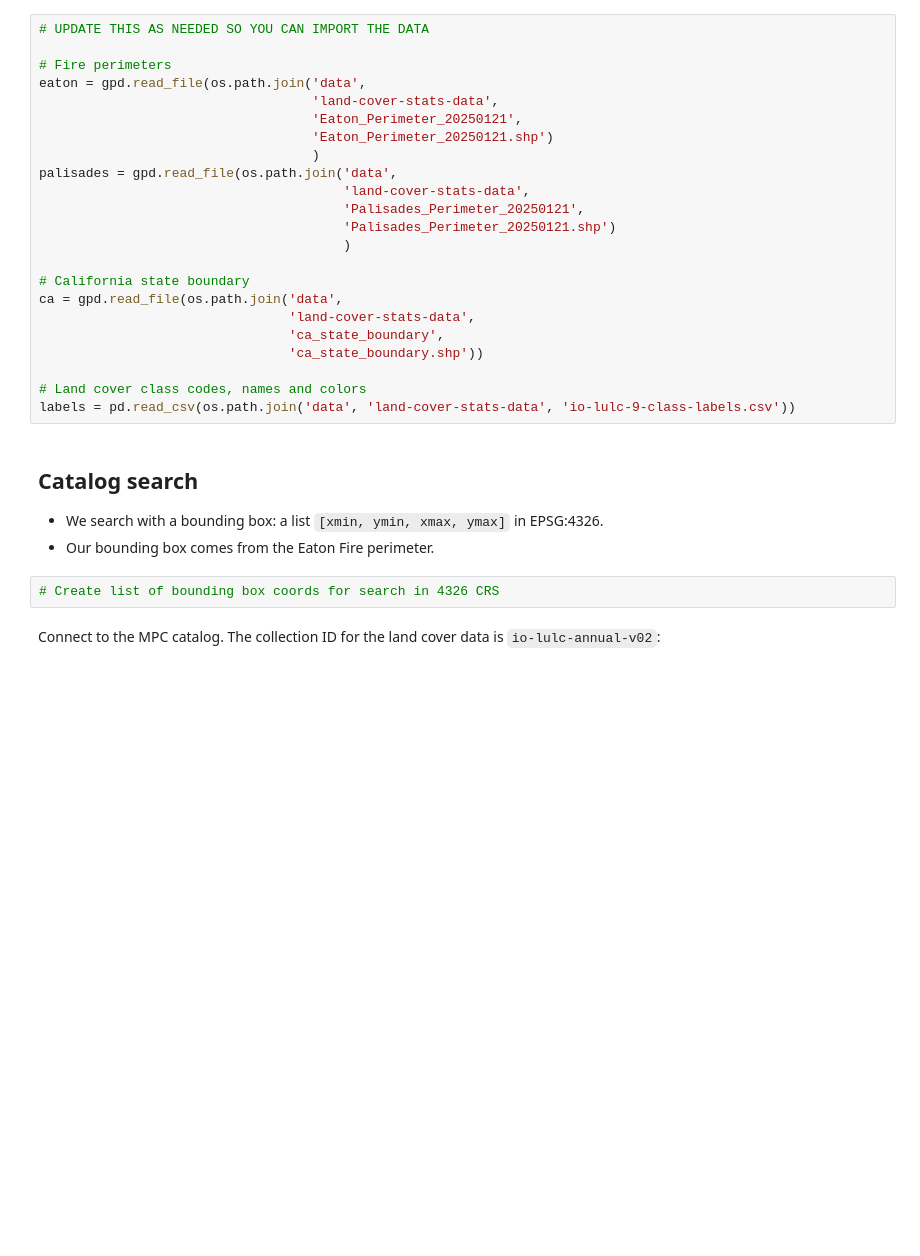
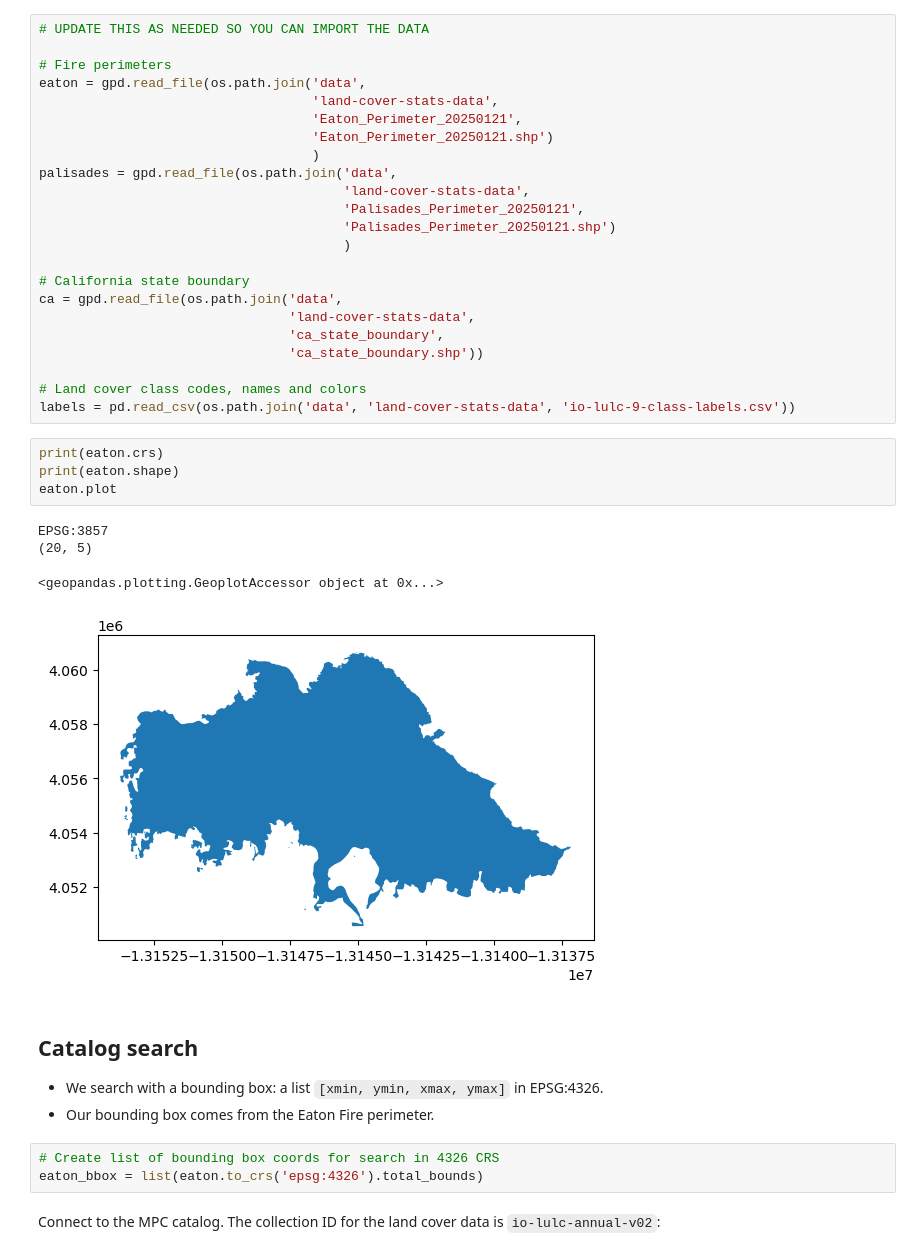
Before and after one commit to cllorey/eds220-in-class, a Jupyter notebook: week-9-land-cover-stats-STUDENTS.ipynb, the cells around one changed output. Drawn from its saved outputs; the diff is of its cells as text; blank space fills up the shorter version.

```diff
--- a/week-9-land-cover-stats-STUDENTS.ipynb
+++ b/week-9-land-cover-stats-STUDENTS.ipynb
@@ -57,6 +58,15 @@ ca = gpd.read_file(os.path.join('data',
 
 # Land cover class codes, names and colors
 labels = pd.read_csv(os.path.join('data', 'land-cover-stats-data', 'io-lulc-9-class-labels.csv'))
+# %%
+print(eaton.crs)
+print(eaton.shape)
+eaton.plot
+# %% [output]
+EPSG:3857
+(20, 5)
+<geopandas.plotting.GeoplotAccessor object at 0x...>
+[figure, added]
 # %% [markdown]
 ## Catalog search
 
@@ -64,6 +74,7 @@ labels = pd.read_csv(os.path.join('data', 'land-cover-stats-data', 'io-lulc-9-cl
 - Our bounding box comes from the Eaton Fire perimeter.
 # %%
 # Create list of bounding box coords for search in 4326 CRS
+eaton_bbox = list(eaton.to_crs('epsg:4326').total_bounds)
 # %% [markdown]
 Connect to the MPC catalog. The collection ID for the land cover data is `io-lulc-annual-v02`:
 # %%
```
Also changed, not shown: parts of 28 cells of this notebook.
